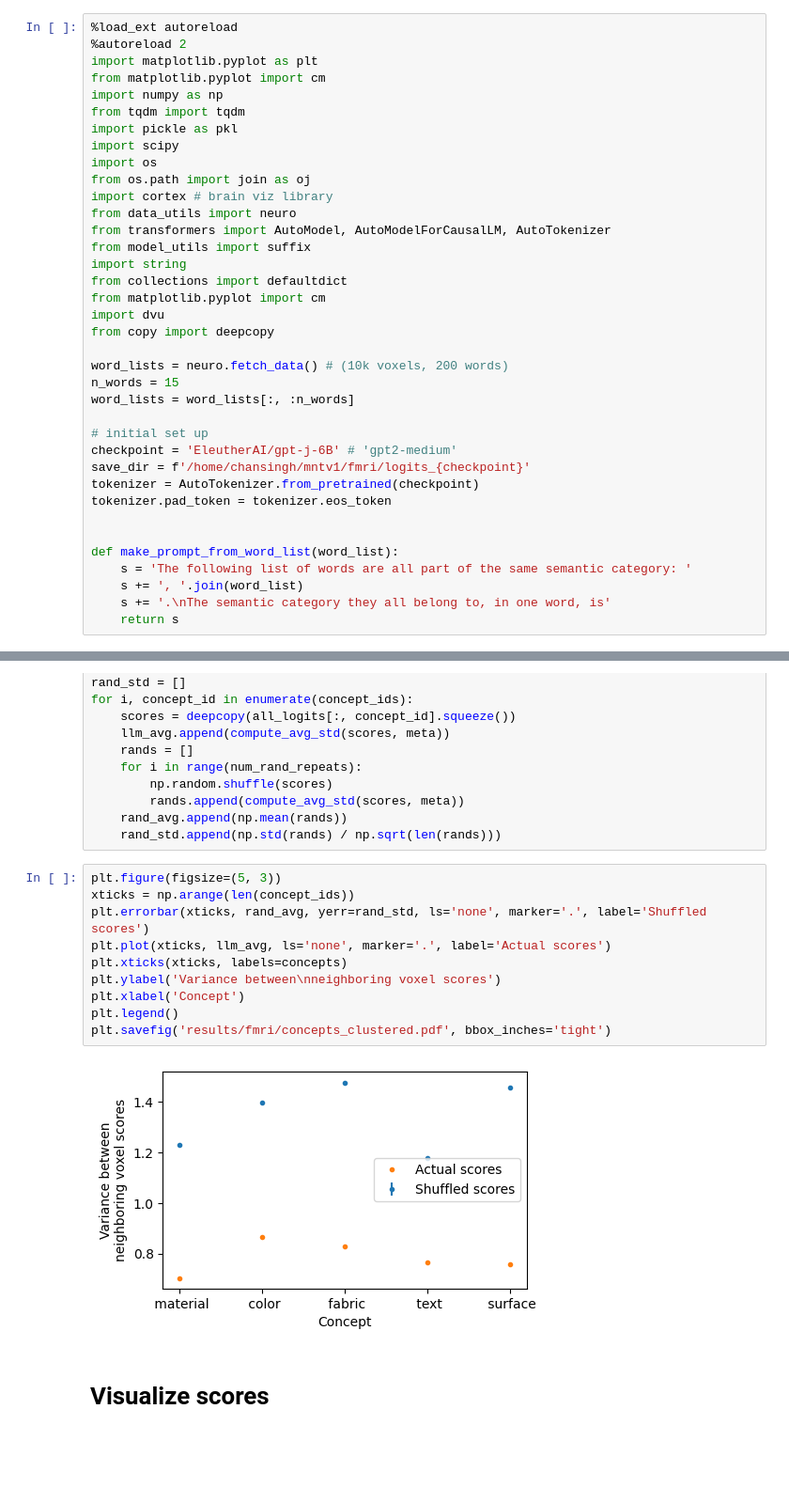
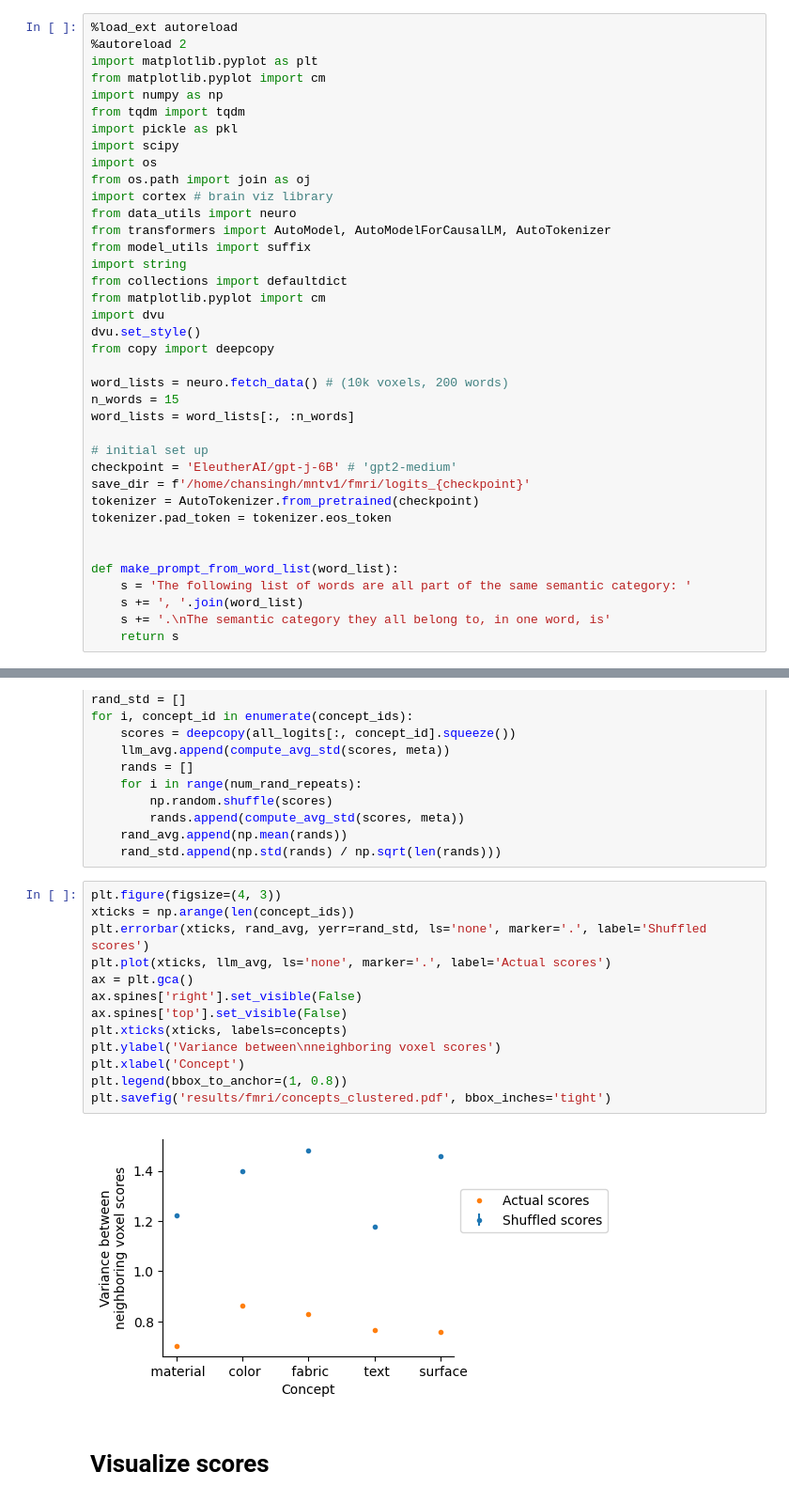
Before and after one commit to csinva/iprompt, a Jupyter notebook: 05_train_fmri.ipynb, the cells around one changed output, grey strips where cells are left out. Shown at 94% size. Saved outputs shown, nothing was run; the diff lists cells and outputs as text; blank space fills up the shorter version.

Commit message:
minor plot update

```diff
--- a/05_train_fmri.ipynb
+++ b/05_train_fmri.ipynb
@@ -23,6 +23,7 @@ import string
 from collections import defaultdict
 from matplotlib.pyplot import cm
 import dvu
+dvu.set_style()
 from copy import deepcopy
 
 word_lists = neuro.fetch_data() # (10k voxels, 200 words)
@@ -210,17 +210,20 @@ for i, concept_id in enumerate(concept_ids):
     rand_avg.append(np.mean(rands))
     rand_std.append(np.std(rands) / np.sqrt(len(rands)))
 # %%
-plt.figure(figsize=(5, 3))
+plt.figure(figsize=(4, 3))
 xticks = np.arange(len(concept_ids))
 plt.errorbar(xticks, rand_avg, yerr=rand_std, ls='none', marker='.', label='Shuffled scores')
 plt.plot(xticks, llm_avg, ls='none', marker='.', label='Actual scores')
+ax = plt.gca()
+ax.spines['right'].set_visible(False)
+ax.spines['top'].set_visible(False)
 plt.xticks(xticks, labels=concepts)
 plt.ylabel('Variance between\nneighboring voxel scores')
 plt.xlabel('Concept')
-plt.legend()
+plt.legend(bbox_to_anchor=(1, 0.8))
 plt.savefig('results/fmri/concepts_clustered.pdf', bbox_inches='tight')
 # %% [output]
-[figure, old version]
+[figure, new version]
 # %% [markdown]
 # Visualize scores
 # %%
```
Also changed, not shown: parts of 2 cells of this notebook, 2 other files.
